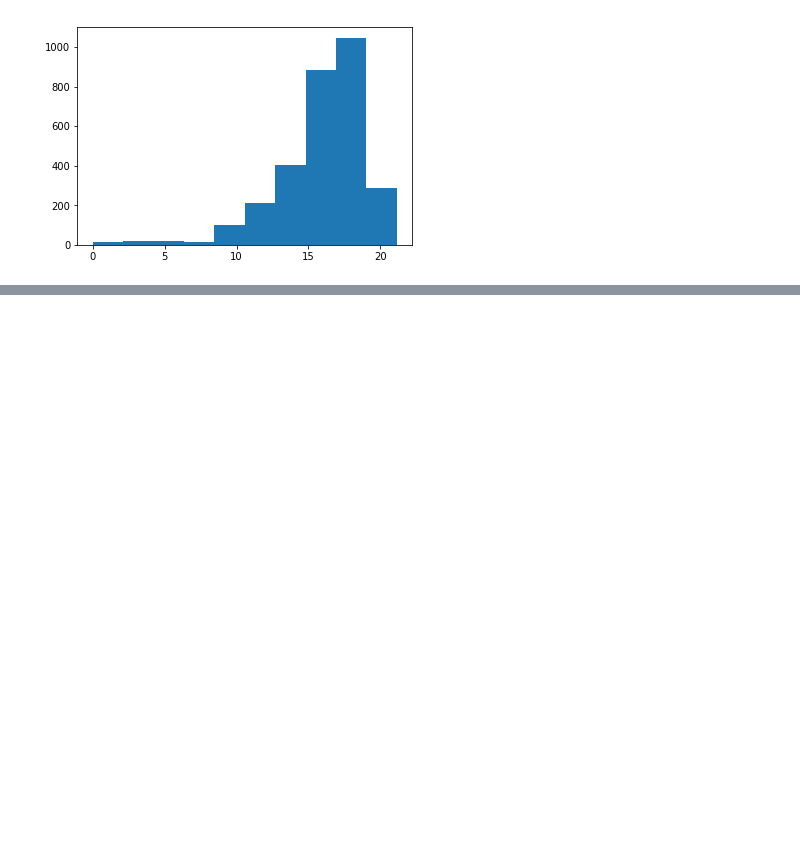
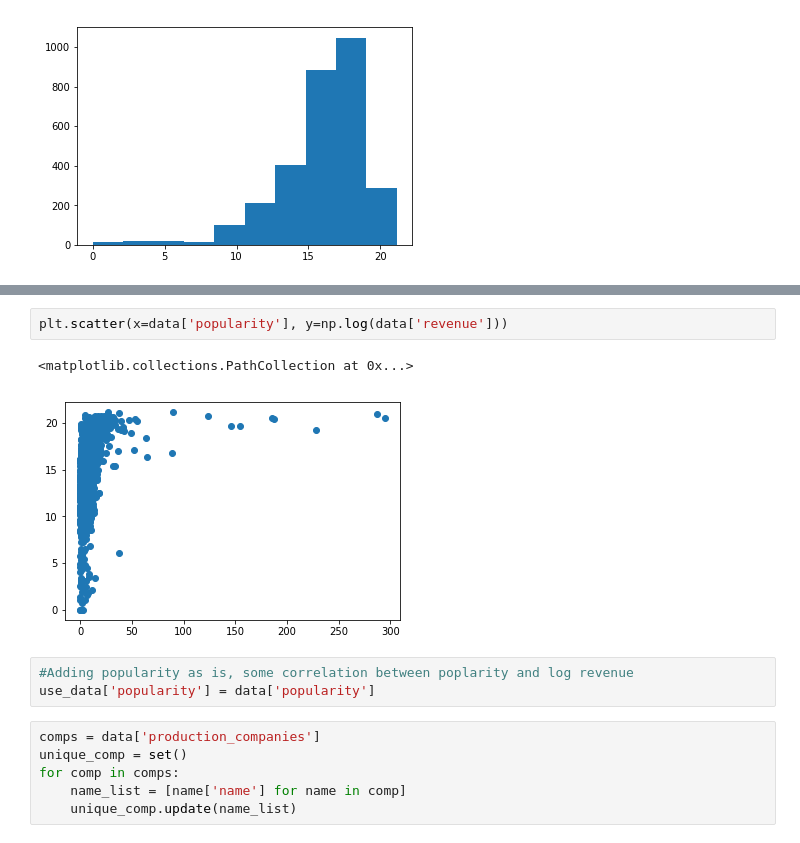
Before and after one commit to IsaLaughlin/CAP4770-Group_13, a Jupyter notebook: src/Data Analysis.ipynb, the cells around one changed output, grey strips where cells are left out. Drawn from its saved outputs; the diff is of its cells as text; blank space fills up the shorter version.

```diff
--- a/src/Data Analysis.ipynb
+++ b/src/Data Analysis.ipynb
@@ -165,0 +206,14 @@ Family 17.30978058785003        not Family 15.831803086992798   diff:  1.4779775
+# %%
+plt.scatter(x=data['popularity'], y=np.log(data['revenue']))
+# %% [output]
+<matplotlib.collections.PathCollection at 0x...>
+[figure, added]
+# %%
+#Adding popularity as is, some correlation between poplarity and log revenue
+use_data['popularity'] = data['popularity']
+# %%
+comps = data['production_companies']
+unique_comp = set()
+for comp in comps:
+    name_list = [name['name'] for name in comp]
+    unique_comp.update(name_list)
```
Also changed, not shown: parts of 12 cells of this notebook, 1 other file.
